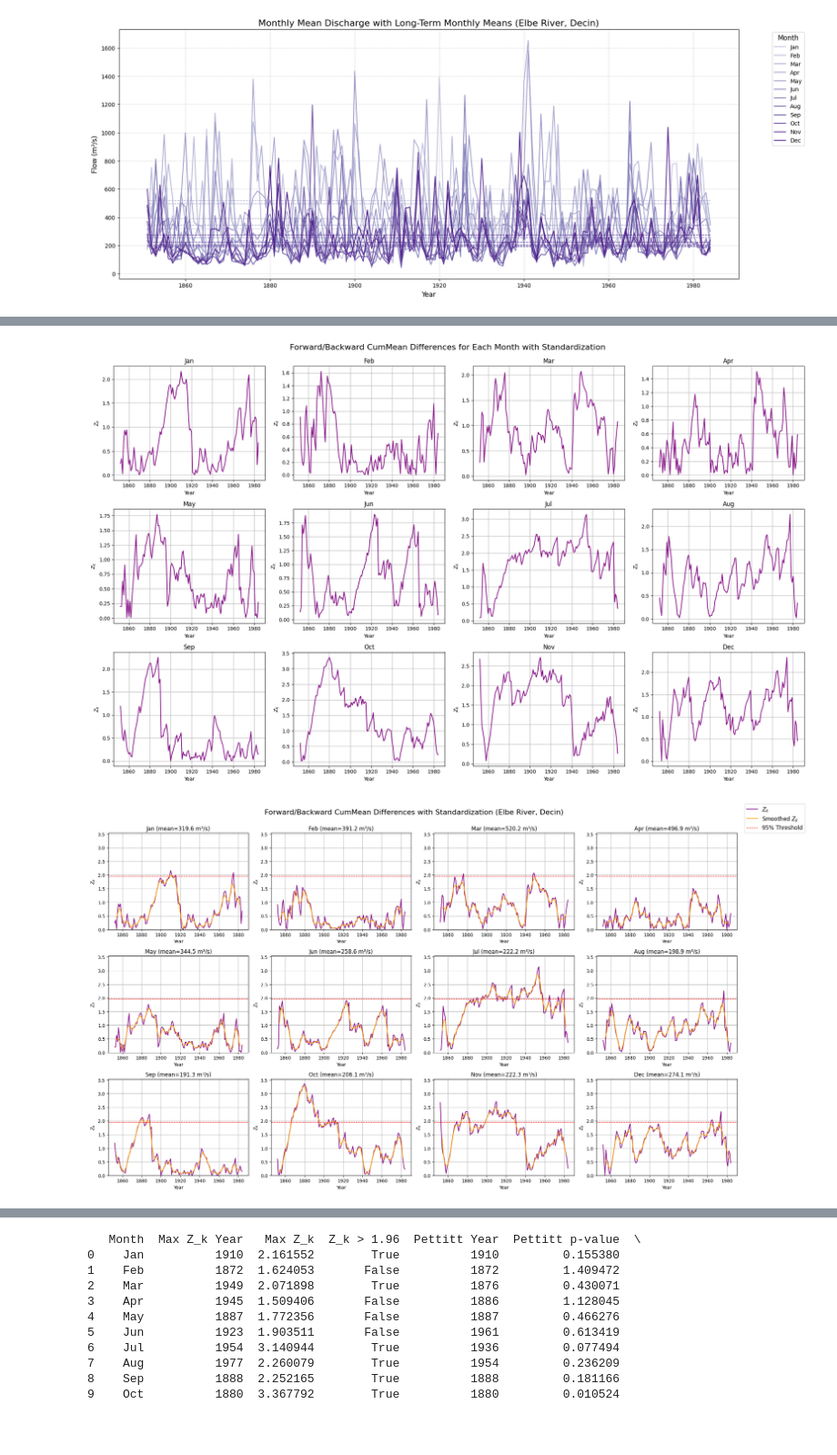
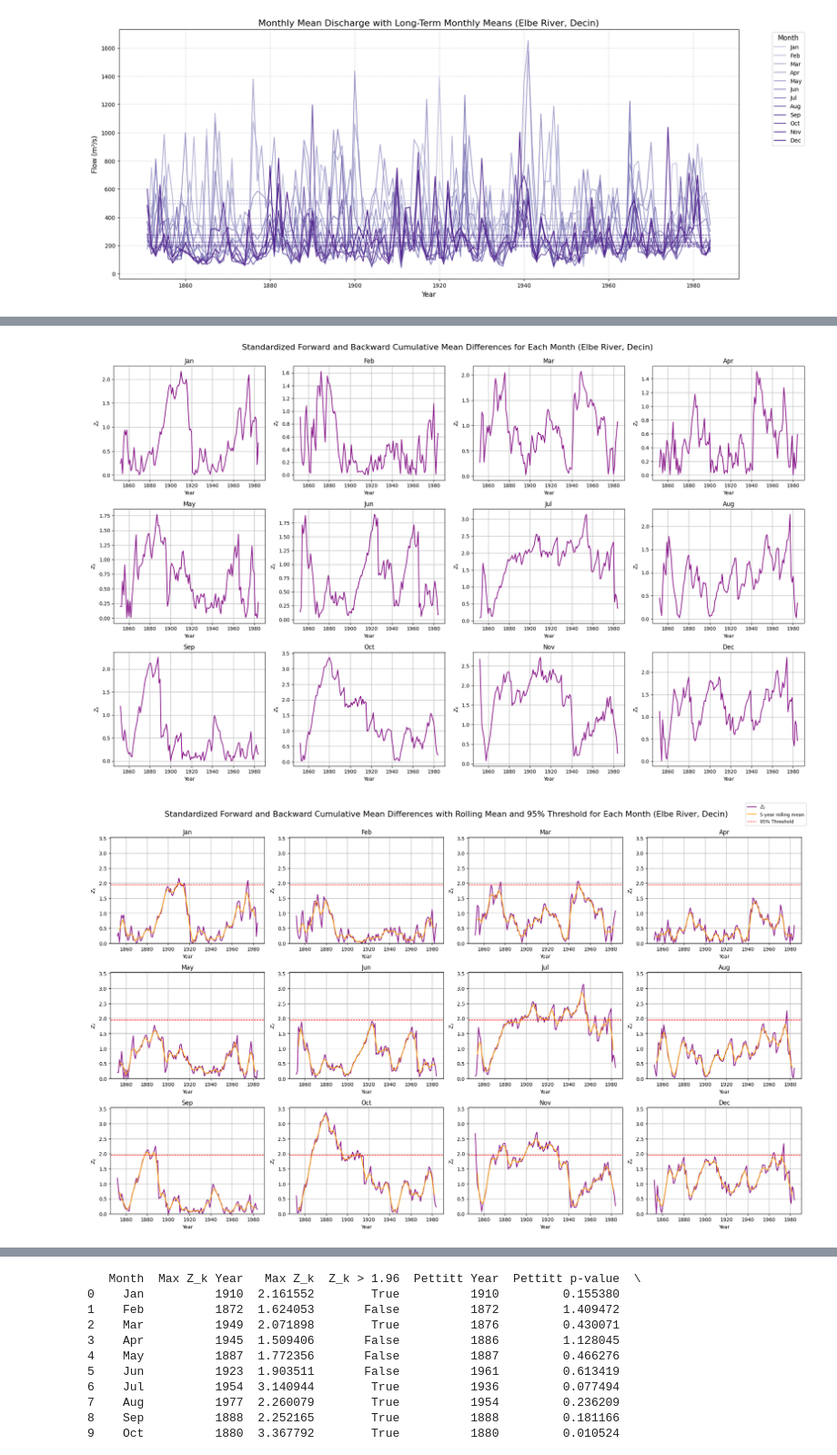
Before and after one commit to Shinyhunter95/Project-6070, a Jupyter notebook: Project_6070.ipynb, the cells around one changed output, grey strips where cells are left out. Shown at 91% size. Saved outputs shown, nothing was run; the diff lists cells and outputs as text; code cells hidden in the pictures; blank space fills up the shorter version.

```diff
--- a/Project_6070.ipynb
+++ b/Project_6070.ipynb
@@ -61,7 +61,7 @@ for idx, month in enumerate(months):
 
     # Compute and plot rolling mean
     rolling_mean = data.rolling(window=window, center=True).mean()
-    axes[idx].plot(df["Year"], rolling_mean, color='red', linewidth=1.5, label=f'{window}-year rolling mean')
+    axes[idx].plot(df["Year"], rolling_mean, color='red', linewidth=1.5, label=f'{window}-Year Rolling Mean')
 
     # Compute and shade rolling std deviation
     rolling_std = data.rolling(window=window, center=True).std()
@@ -88,7 +88,7 @@ for idx, month in enumerate(months):
 plt.tight_layout(rect=[0, 0, 1, 0.95])
 
 # Main figure title
-plt.suptitle("Monthly Mean Discharge with Rolling Mean and Variability (Elbe River, Decin)", fontsize=16)
+plt.suptitle("Monthly Mean Discharge with Rolling Mean and Variability for Each Month (Elbe River, Decin)", fontsize=16)
 
 # Figure-level legend
 handles, labels = axes[0].get_legend_handles_labels()
@@ -213,10 +213,10 @@ for idx, month in enumerate(months):
     axes[idx].grid(True)
 
 plt.tight_layout()
-plt.suptitle("Forward/Backward CumMean Differences for Each Month with Standardization", fontsize=16, y=1.02)
+plt.suptitle("Standardized Forward and Backward Cumulative Mean Differences for Each Month (Elbe River, Decin)", fontsize=16, y=1.02)
 plt.show()
 # %% [output]
-[figure, old version]
+[figure, new version]
 # %%
 fig, axes = plt.subplots(3, 4, figsize=(20, 12))
 axes = axes.flatten()
@@ -247,38 +247,38 @@ for idx, month in enumerate(months):
     for k in range(1, N):
         forward_mean = np.mean(data[:k])
         backward_mean = np.mean(data[k:])
         # Proper standardized Z_k
         Zk = (N / (k * (N - k)))**(-0.5) * abs(forward_mean - backward_mean) / sigma
         Z.append(Zk)
 
     # Plot Z_k
     axes[idx].plot(df["Year"][1:], Z, color='purple', linewidth=1.5, label='$Z_k$')
 
     # Optional smoothed Z_k
     Z_smooth = pd.Series(Z).rolling(window=5, center=True).mean()
-    axes[idx].plot(df["Year"][1:], Z_smooth, color='orange', linewidth=1.5, label='Smoothed $Z_k$')
+    axes[idx].plot(df["Year"][1:], Z_smooth, color='orange', linewidth=1.5, label=f'{window}-Year Rolling Mean')
 
     # Horizontal 95% threshold
     axes[idx].axhline(1.96, color='red', linestyle='--', linewidth=1, label='95% Threshold')
 
-    axes[idx].set_title(f"{month} (mean={df[month].mean():.1f} m³/s)")
+    axes[idx].set_title(month)
     axes[idx].set_xlabel("Year")
     axes[idx].set_ylabel(r"$Z_k$")
     axes[idx].grid(True)
 
     # Uniform y-axis for easier seasonal comparison
     axes[idx].set_ylim(0, max_Z * 1.05)
 
 plt.tight_layout(rect=[0,0,1,0.95])
-plt.suptitle("Forward/Backward CumMean Differences with Standardization (Elbe River, Decin)", fontsize=16)
+plt.suptitle("Standardized Forward and Backward Cumulative Mean Differences with Rolling Mean and 95% Threshold for Each Month (Elbe River, Decin)", fontsize=16)
 
 # Figure-level legend
 handles, labels = axes[0].get_legend_handles_labels()
-fig.legend(handles, labels, loc='upper right',bbox_to_anchor=(1.1, 1), fontsize=12)
+fig.legend(handles, labels, loc='upper right', fontsize=9)
 
 plt.show()
 # %% [output]
-[figure, old version]
+[figure, new version]
 # %%
 import numpy as np
 import pandas as pd
```
Also changed, not shown: parts of 5 cells of this notebook.
